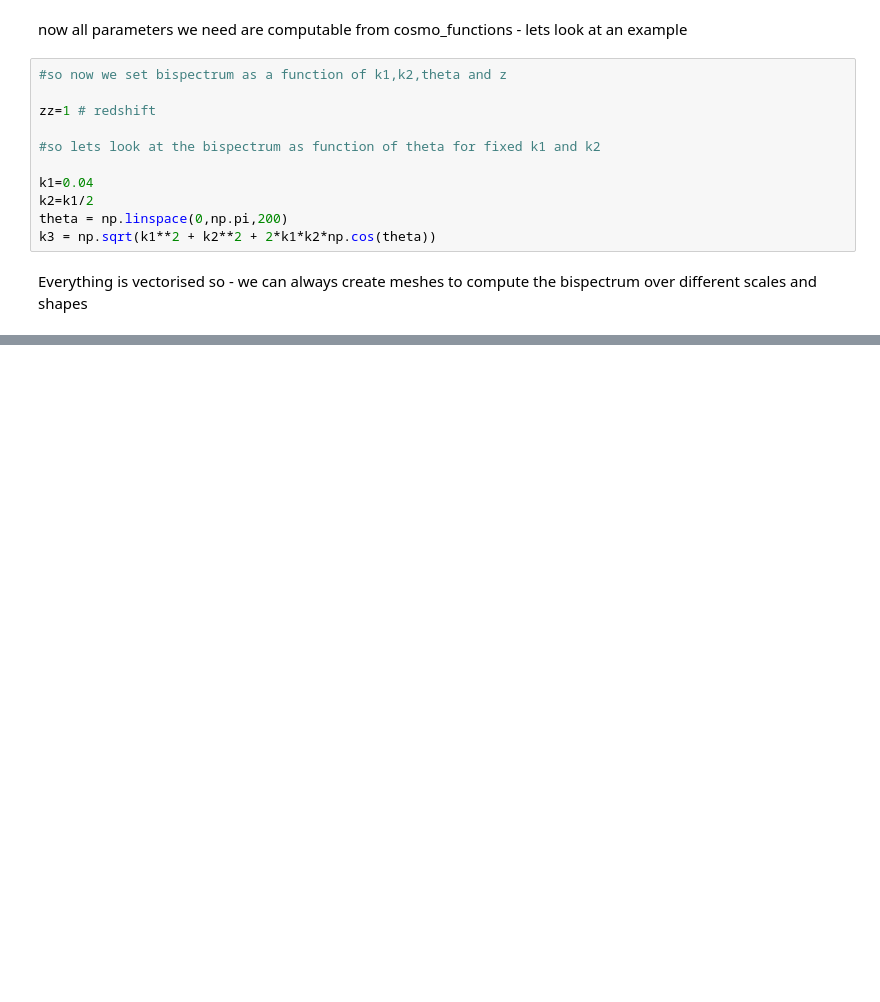
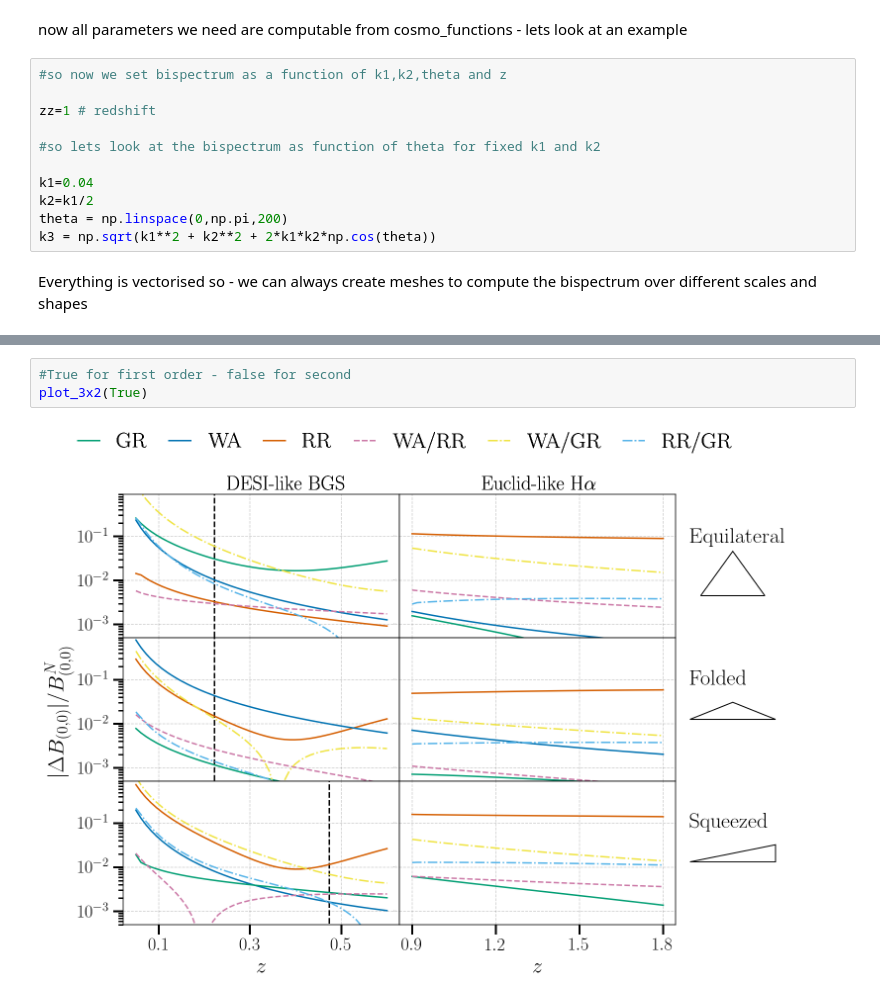
Before and after one commit to craddis1/ws_bk_theory, a Jupyter notebook: example.ipynb, the cells around one changed output, grey strips where cells are left out. Cells and saved outputs as stored; diff of their text form; blank space fills up the shorter version.

```diff
--- a/example.ipynb
+++ b/example.ipynb
@@ -388,0 +420,5 @@ def plot_3x2(first=True):
+# %%
+#True for first order - false for second
+plot_3x2(True)
+# %% [output]
+[figure, added]
```
Also changed, not shown: parts of 28 cells of this notebook, 23 other files.
